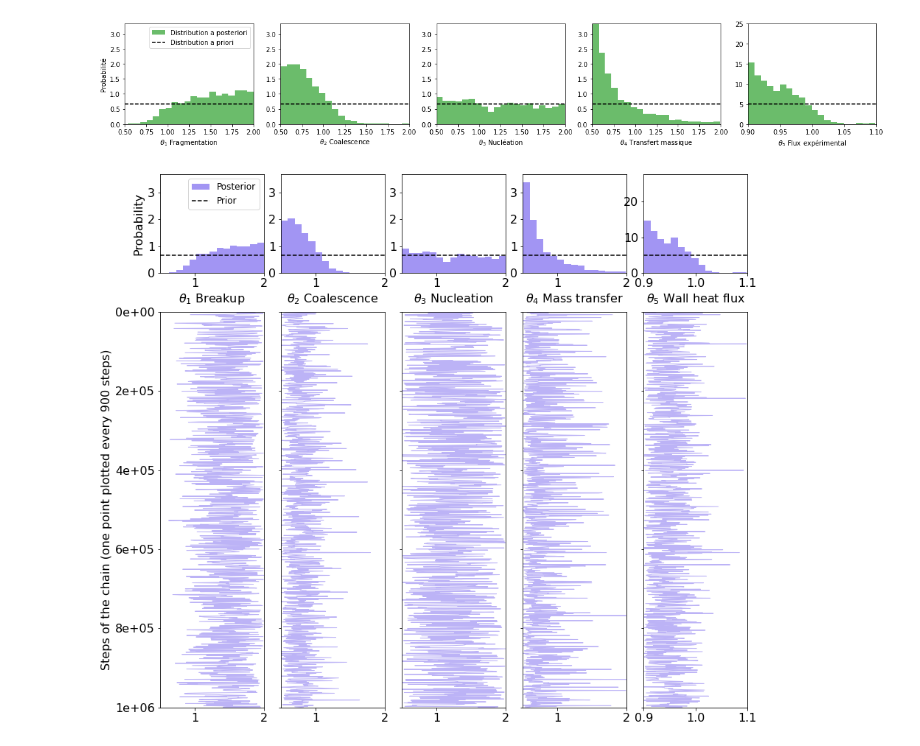
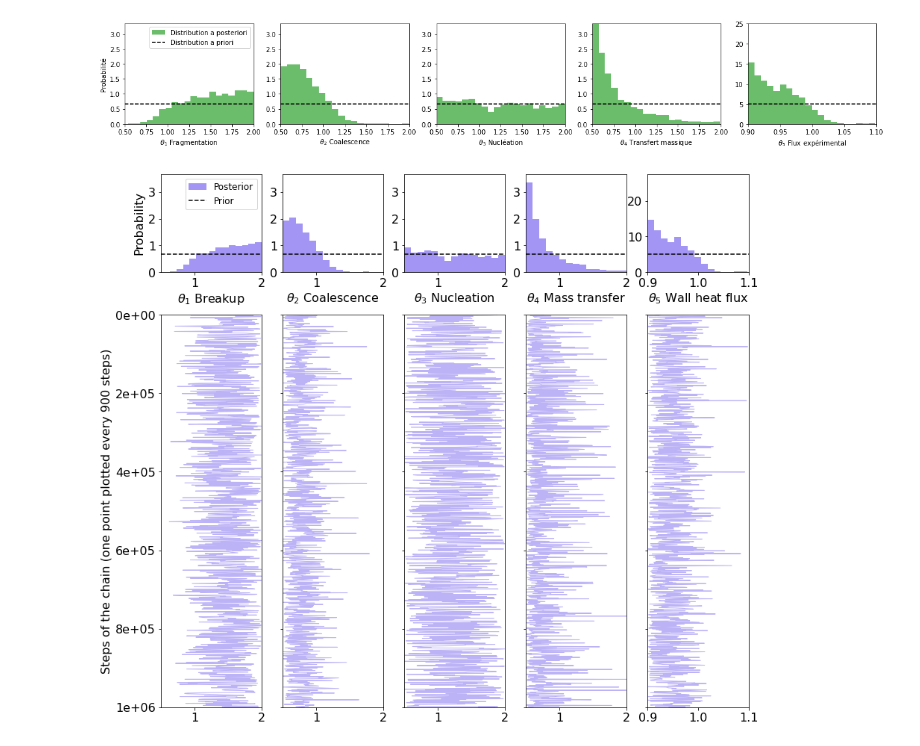
Before and after one commit to nleoni95/code2, a Jupyter notebook: DEBORA/plots.ipynb, the cells around one changed output. Drawn from its saved outputs; the diff is of its cells as text; code cells hidden in the pictures.

Commit message:
plots

```diff
--- a/DEBORA/plots.ipynb
+++ b/DEBORA/plots.ipynb
@@ -3084,35 +3084,35 @@ alpha=0.7
 ax6.plot(dkoh['t1'],dkoh['index'],color=col,alpha=alpha2,linewidth=lw)
 ax7.plot(dkoh['t2'],dkoh['index'],color=col,alpha=alpha2,linewidth=lw)
 ax8.plot(dkoh['t3'],dkoh['index'],color=col,alpha=alpha2,linewidth=lw)
 ax9.plot(dkoh['t4'],dkoh['index'],color=col,alpha=alpha2,linewidth=lw)
 ax10.plot(dkoh['t5'],dkoh['index'],color=col,alpha=alpha2,linewidth=lw)
 
 ax6.set_xlim([0.5,2])
 ax7.set_xlim([0.5,2])
 ax8.set_xlim([0.5,2])
 ax9.set_xlim([0.5,2])
 ax10.set_xlim([0.9,1.1])
 ax6.set_ylim([0,1e6])
 ax7.set_ylim([0,1e6])
 ax8.set_ylim([0,1e6])
 ax9.set_ylim([0,1e6])
 ax10.set_ylim([0,1e6])
 ax6.set_ylabel('Steps of the chain (one point plotted every 900 steps)')
 ax6.yaxis.set_major_formatter(mpl.ticker.FormatStrFormatter('%0.0e'))
 ax7.axes.yaxis.set_ticklabels([])
 ax8.axes.yaxis.set_ticklabels([])
 ax9.axes.yaxis.set_ticklabels([])
 ax10.axes.yaxis.set_ticklabels([])
 
 ax6.set_ylim(ax6.get_ylim()[::-1])
 ax7.set_ylim(ax6.get_ylim()[::-1])
 ax8.set_ylim(ax6.get_ylim()[::-1])
 ax9.set_ylim(ax6.get_ylim()[::-1])
 ax10.set_ylim(ax6.get_ylim()[::-1])
 
-plt.tight_layout(pad=-.8)
+plt.tight_layout(pad=-.5)
 # %% [output]
-[figure, old version]
+[figure, new version]
 # %%
 print(mpl.rcParams['legend.fontsize'])
 mpl.rcParams['font.weight']='normal'
```
Also changed, not shown: parts of 1 cell of this notebook, 21 other files.
